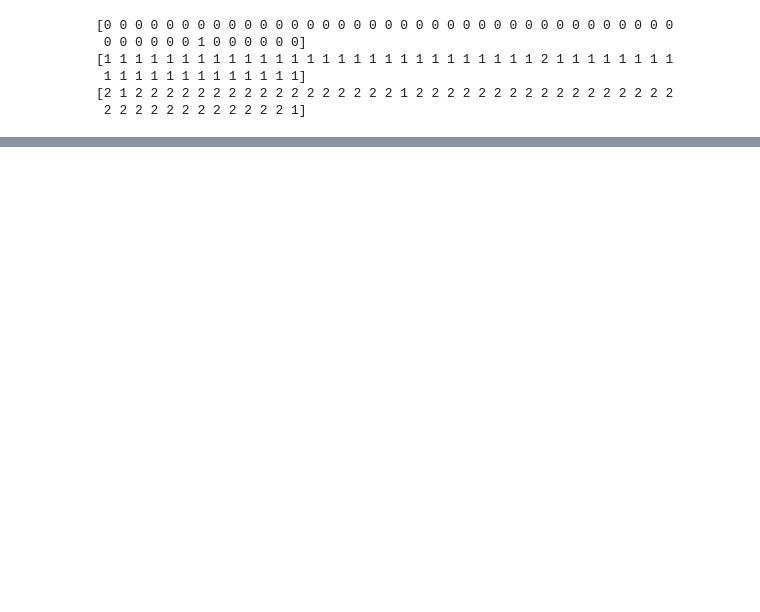
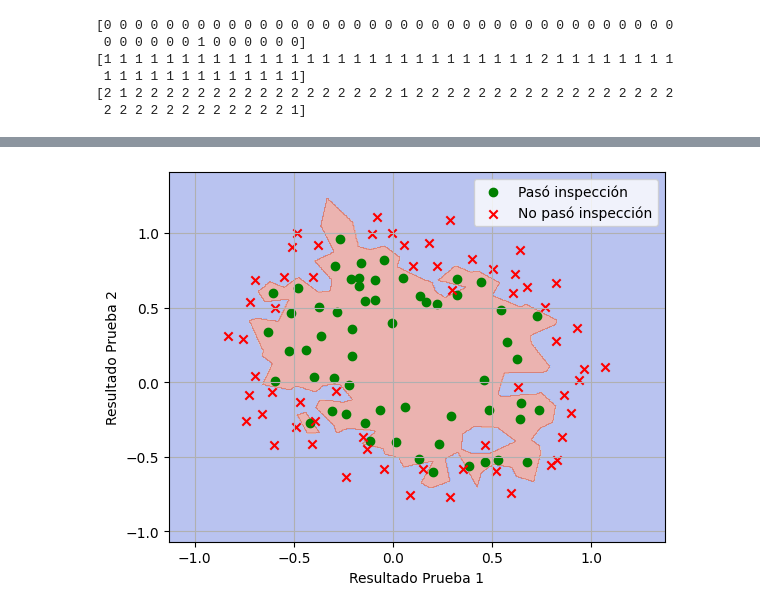
Before and after one commit to joaquinmacia/taller_procesamiento_senales, a Jupyter notebook: guia_2/guia_2.ipynb, the cells around one changed output, grey strips where cells are left out. Cells and saved outputs as stored; diff of their text form; code cells hidden in the pictures; blank space fills up the shorter version.

```diff
--- a/guia_2/guia_2.ipynb
+++ b/guia_2/guia_2.ipynb
@@ -836,0 +847,37 @@ Text(0.5, 1.0, 'Formantes y fronteras de decisión con muestras sintéticas')
+# %%
+# a)
+
+# Cargamos los datos
+data = np.loadtxt('recursos/microchips.txt', delimiter=',')
+resultado_pruebas = data[:, 0:2]
+resultado_inspeccion = data[:, 2]
+
+# Clasificador 1-NN
+knn = KNeighborsClassifier(n_neighbors=1)
+knn.fit(resultado_pruebas, resultado_inspeccion)
+
+# Creamos malla para la frontera
+x_min, x_max = resultado_pruebas[:, 0].min() - 0.3, resultado_pruebas[:, 0].max() + 0.3
+y_min, y_max = resultado_pruebas[:, 1].min() - 0.3, resultado_pruebas[:, 1].max() + 0.3
+xx, yy = np.meshgrid(np.linspace(x_min, x_max, 500), np.linspace(y_min, y_max, 500))
+
+# Predecir las clases para cada punto de la malla
+Z = knn.predict(np.c_[xx.ravel(), yy.ravel()])
+Z = Z.reshape(xx.shape)
+
+# Graficar la frontera de decisión
+plt.contourf(xx, yy, Z, alpha=0.4, cmap='coolwarm')
+
+# Grafico el resultado de las pruebas
+plt.scatter(resultado_pruebas[resultado_inspeccion == 1][:, 0], resultado_pruebas[resultado_inspeccion == 1][:, 1], color='green', marker='o', label='Pasó inspección')
+plt.scatter(resultado_pruebas[resultado_inspeccion == 0][:, 0], resultado_pruebas[resultado_inspeccion == 0][:, 1], color='red', marker='x',label='No pasó inspección')
+plt.xlabel('Resultado Prueba 1')
+plt.ylabel('Resultado Prueba 2')
+plt.legend()
+plt.grid()
+
+
+#del data, resultado_pruebas, resultado_inspeccion, knn, x_min, x_max, y_min, y_max
+#del xx, yy, Z
+# %% [output]
+[figure, added]
```
Also changed, not shown: parts of 13 cells of this notebook, 1 other file.
